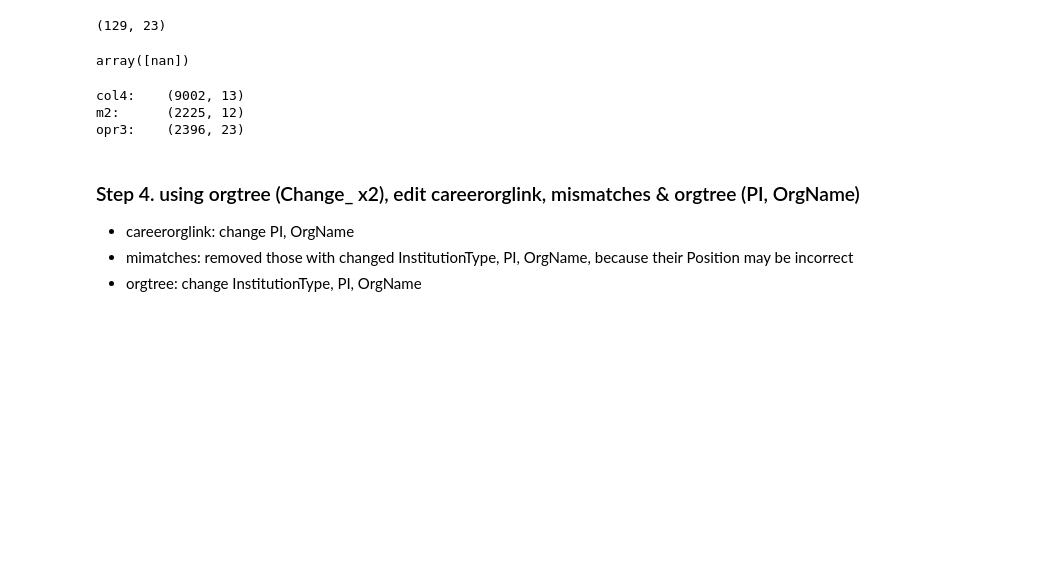
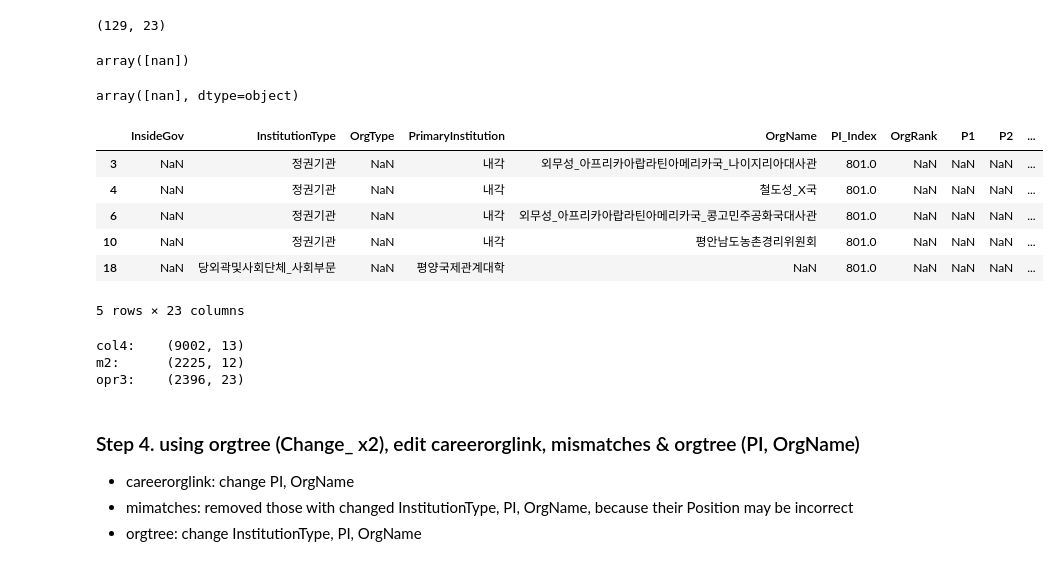
Before and after one commit to seouljake/nkelites, a Jupyter notebook: scripts/1 scripts - data cleaning and structuring/2 career/2.6.1.2 prep tables task 2_process mismatches & changes.ipynb, the cells around one changed output. Cells and saved outputs as stored; diff of their text form; code cells hidden in the pictures; blank space fills up the shorter version.

```diff
--- a/scripts/1 scripts - data cleaning and structuring/2 career/2.6.1.2 prep tables task 2_process mismatches & changes.ipynb
+++ b/scripts/1 scripts - data cleaning and structuring/2 career/2.6.1.2 prep tables task 2_process mismatches & changes.ipynb
@@ -92,8 +90,8 @@ subpath_2_7 = "2.7 orgtree position & rank/"
 ## 2022 북한_기관별_인명록_북한정보포털 게재용
 ## orgtree table
 
-filein_opr = "1.1 orgtree_position_rank.xlsx"
-opr = pd.read_excel(path_cleaning + subpath_2_7 + filein_opr,dtype="str")
+filein_orgtree_old = "1.1 orgtree_position_rank.xlsx"
+opr = pd.read_excel(path_cleaning + subpath_2_7 + filein_orgtree_old,dtype="str")
 opr.shape
 # %% [output]
 (2267, 23)
@@ -149,7 +113,6 @@ opr.head(2)
 # %%
-filename_mismatch = "2.1_mismatch_통합_0.xlsx"
-
-m = pd.read_excel(path_cleaning + subpath_2_7 + filename_mismatch,dtype="str")
+filename_mismatch_old = "2.1 mismatch_통합.xlsx"
+m = pd.read_excel(path_cleaning + subpath_2_7 + filename_mismatch_old,dtype="str")
 m.shape
 # %% [output]
 (2245, 15)
@@ -688,9 +650,21 @@ m2_concat.InsideGov.unique()
 array([nan])
 # %%
 m2_concat.OrgType.unique()
+# %% [output]
+array([nan], dtype=object)
 # %%
 # Designate PI_Index as 801. Later I can re-code this.
-m2_concat["PI_Index"]="801"
+m2_concat["PI_Index"]="801.0"
+# %%
+m2_concat.head(5)
+# %% [output]
+|  | InsideGov | InstitutionType | OrgType | PrimaryInstitution | OrgName | PI_Index | OrgRank | P1 | P2 | ... |
+| 3 | NaN | 정권기관 | NaN | 내각 | 외무성_아프리카아랍라틴아메리카국_나이지리아대사관 | 801.0 | NaN | NaN | NaN | ... |
+| 4 | NaN | 정권기관 | NaN | 내각 | 철도성_X국 | 801.0 | NaN | NaN | NaN | ... |
+| 6 | NaN | 정권기관 | NaN | 내각 | 외무성_아프리카아랍라틴아메리카국_콩고민주공화국대사관 | 801.0 | NaN | NaN | NaN | ... |
+| 10 | NaN | 정권기관 | NaN | 내각 | 평안남도농촌경리위원회 | 801.0 | NaN | NaN | NaN | ... |
+| 18 | NaN | 당외곽및사회단체_사회부문 | NaN | 평양국제관계대학 | NaN | 801.0 | NaN | NaN | NaN | ... |
+5 rows × 23 columns
 # %%
 opr3 = pd.concat([opr2,m2_concat])
 # %%
```
Also changed, not shown: parts of 73 cells of this notebook, 11 other files.
